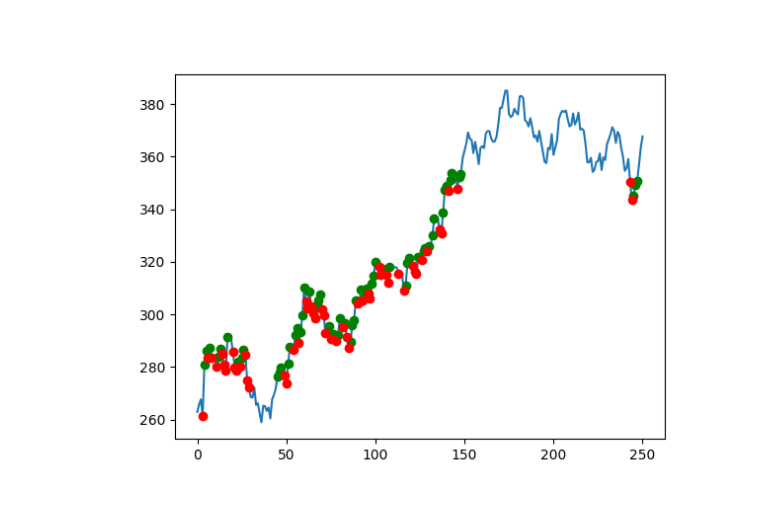
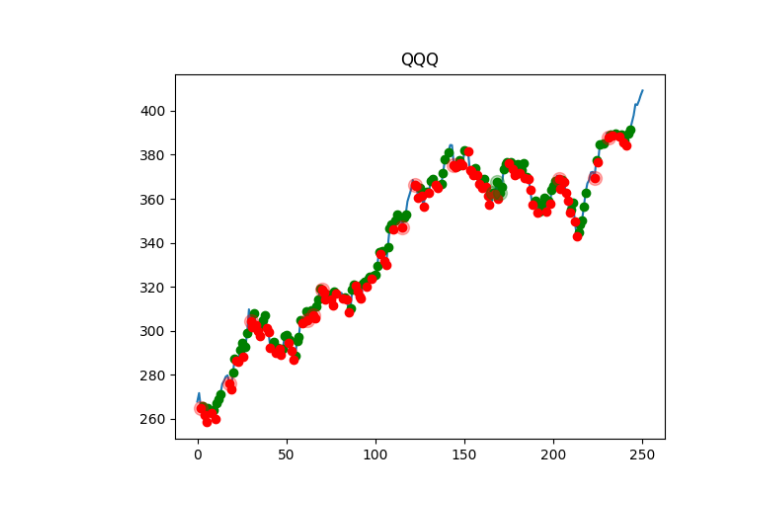
Before and after one commit to qwertpas/trading, a Jupyter notebook: sim.ipynb, the cells around one changed output. Cells and saved outputs as stored; diff of their text form; code cells hidden in the pictures.

```diff
--- a/sim.ipynb
+++ b/sim.ipynb
@@ -6,13 +6,20 @@ from scipy.stats import qmc
 import yfinance as yf
 %matplotlib widget
 # %%
-qqq = yf.Ticker("QQQ")
-qqq_data = qqq.history(period='1y')
-prices = np.array(qqq_data["Close"])
+plt.figure()
 
-nyquist_freq = len(prices) // 2
-spectrum = np.fft.fft(prices)[:nyquist_freq]
+tickers  = ['AAPL', 'QQQ', 'VOO']
+for ticker in tickers:
+    yfticker = yf.Ticker(ticker)
+    history_data = yfticker.history(period='1y')
+    prices = np.array(history_data["Close"])
+    prices = prices[~np.isnan(prices)]
 
-plt.plot(np.abs(spectrum), '.')
+    nyquist_freq = len(prices) // 2
+    spectrum = np.fft.fft(prices)[:nyquist_freq]
+
+    plt.plot(np.abs(spectrum), '.', label=ticker)
+
 plt.yscale('log')
+plt.legend()
 # %% [output]
@@ -147,28 +155,42 @@ Text(0, 0.5, 'Frequency')
 # %%
-thresS = 1
-thresB = -1
-sell_max = 2000
-buy_max= 2000
+thresS = 0.1 / 100 #percentage 0-1
+thresB = -0.1 / 100
+start_cash = 10000
+sell_max = 0.15 * start_cash
+buy_max= 0.15 * start_cash
 
 last_trans = start_price
 invest = 0 #shares
-start_cash = 10000
 cash = start_cash
 
 sell_log = []
 buy_log = []
 
+ticker = 'QQQ'
+yfticker = yf.Ticker(ticker)
+history_data = yfticker.history(period='1y')
+prices = np.array(history_data["Close"])
+prices = prices[~np.isnan(prices)]
+
+no_money = []
+no_shares = []
+
 for k in range(len(prices)):
     P[k] = prices[k]
 
-    if(P[k] > last_trans + thresS and invest > 0):
+    # if((P[k] > last_trans + thresS or (cash <= 0 and P[k] > P[k-1] + thresS)) and invest > 0):
+    if(((P[k] - last_trans)/last_trans > thresS) and invest > 0):
+        if(cash <= 0 and P[k] > P[k-1] + thresS):
+            no_money.append(k)
         sell_amt = min(sell_max, invest*P[k])
         invest -= sell_amt/P[k]
         cash += sell_amt
         sell_log.append(k)
         print(f"sel {round(sell_amt/P[k], 2)} shares at {round(P[k], 2)} for +${round(sell_amt, 2)}, cash={round(cash, 2)}, invest={round(invest, 2)}")
         last_trans = P[k]
-    if(P[k] < last_trans + thresB and cash > 0):
+    if(((P[k] - last_trans)/last_trans < thresB or (invest <= 0 and (P[k]-P[k-1])/P[k-1] < thresB)) and cash > 0):
+        if(invest <= 0 and P[k] < P[k-1] + thresB):
+            no_shares.append(k)
         buy_amt = min(buy_max, cash)
         invest += buy_amt/P[k]
         cash -= buy_amt
@@ -176,16 +198,25 @@ for k in range(len(prices)):
         print(f"buy {round(buy_amt/P[k], 2)} shares at {round(P[k], 2)} for -${round(buy_amt, 2)}, cash={round(cash,2)}, invest={round(invest,2)}")
         last_trans = P[k]
 
+base_return = 100 * (P[-1] - P[0]) / P[0]
+print(f"base rate: {base_return}%")
+
 plt.figure()
 plt.plot(P)
 for k in sell_log:
-    plt.plot(k, P[k], 'go')
+    plt.plot(k, P[k], 'go', label='sell')
 for k in buy_log:
-    plt.plot(k, P[k], 'ro')
+    plt.plot(k, P[k], 'ro', label='buy')
+for k in no_shares:
+    plt.plot(k, P[k], 'ro', markersize=10, alpha=0.3)
+for k in no_money:
+    plt.plot(k, P[k], 'go', markersize=10, alpha=0.3)
 
 earned = (cash + invest*P[-1]) - start_cash
 earned_rate = 100 * earned/start_cash
-print(f"cashback: {earned}")
+# print(f"cashback: {earned}")
 print(f"earn rate %: {earned_rate}")
+# plt.legend()
+plt.title(ticker)
 plt.show()
 # %% [output]
@@ -209 +240 @@ earn rate %: 18.113488597671257
-[figure, old version]
+[figure, new version]
```
Also changed, not shown: parts of 5 cells of this notebook, 1 other file.
